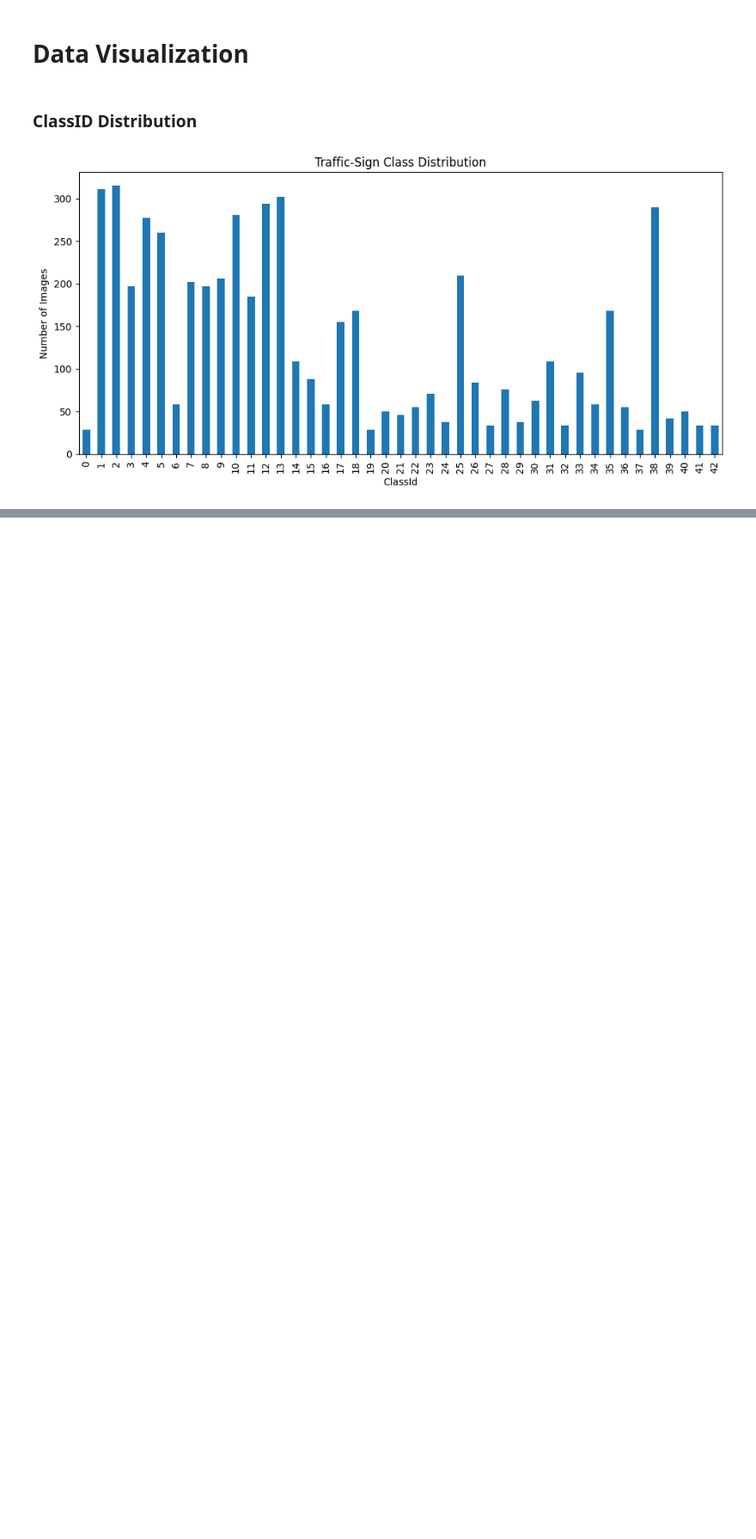
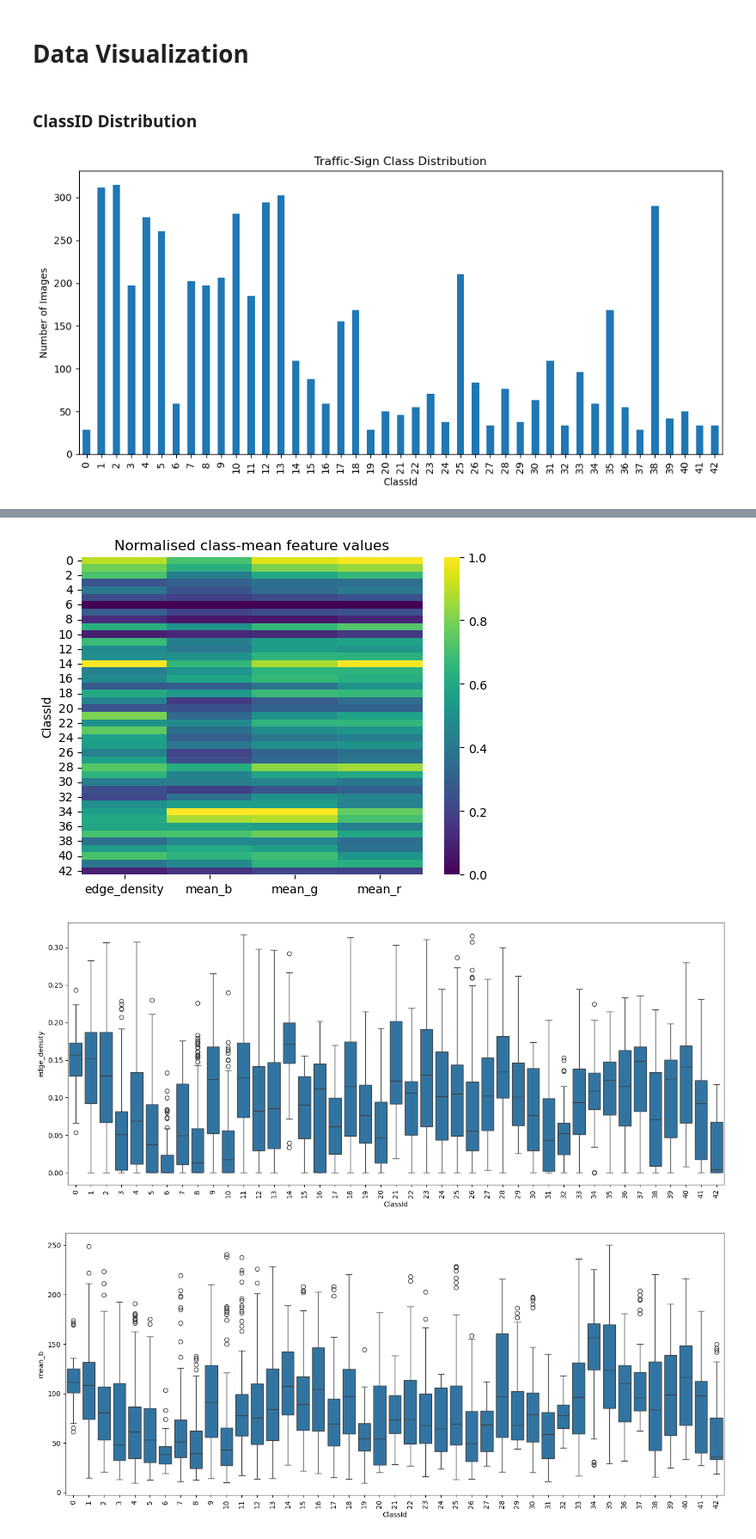
Before and after one commit to moyuerrr/ML_A2, a Jupyter notebook: Code/dataset_analysis.ipynb, the cells around one changed output, grey strips where cells are left out. Shown at 86% size. Drawn from its saved outputs; the diff is of its cells as text; code cells hidden in the pictures; blank space fills up the shorter version.

Commit message:
Update dataset_analysis.ipynb
Visualized all CSV files under Feature folder

```diff
--- a/Code/dataset_analysis.ipynb
+++ b/Code/dataset_analysis.ipynb
@@ -82,0 +89,32 @@ plt.show()
+# %%
+# Correlation matrix
+class_means = (
+    add_feats.groupby("ClassId")[["edge_density", "mean_b", "mean_g", "mean_r"]]
+      .mean()
+      .pipe(lambda t: (t - t.min()) / (t.max() - t.min()))  # 0-1 normalise for colour scale
+)
+
+# The chart shows potential outlier
+sns.heatmap(class_means, cmap="viridis", annot=False, cbar=True)
+plt.title("Normalised class-mean feature values"); plt.show()
+############################################################
+plt.figure(figsize=(14, 6))
+sns.boxplot(data=add_feats, x="ClassId", y="edge_density")
+plt.xticks(rotation=90); plt.tight_layout(); plt.show()
+############################################################
+plt.figure(figsize=(14, 6))
+sns.boxplot(data=add_feats, x="ClassId", y="mean_b")
+plt.xticks(rotation=90); plt.tight_layout(); plt.show()
+############################################################
+plt.figure(figsize=(14, 6))
+sns.boxplot(data=add_feats, x="ClassId", y="mean_g")
+plt.xticks(rotation=90); plt.tight_layout(); plt.show()
+############################################################
+plt.figure(figsize=(14, 6))
+sns.boxplot(data=add_feats, x="ClassId", y="mean_r")
+plt.xticks(rotation=90); plt.tight_layout(); plt.show()
+############################################################
+# %% [output]
+[figure, added]
+[figure, added]
+[figure, added]
```
Also changed, not shown: parts of 7 cells of this notebook.
